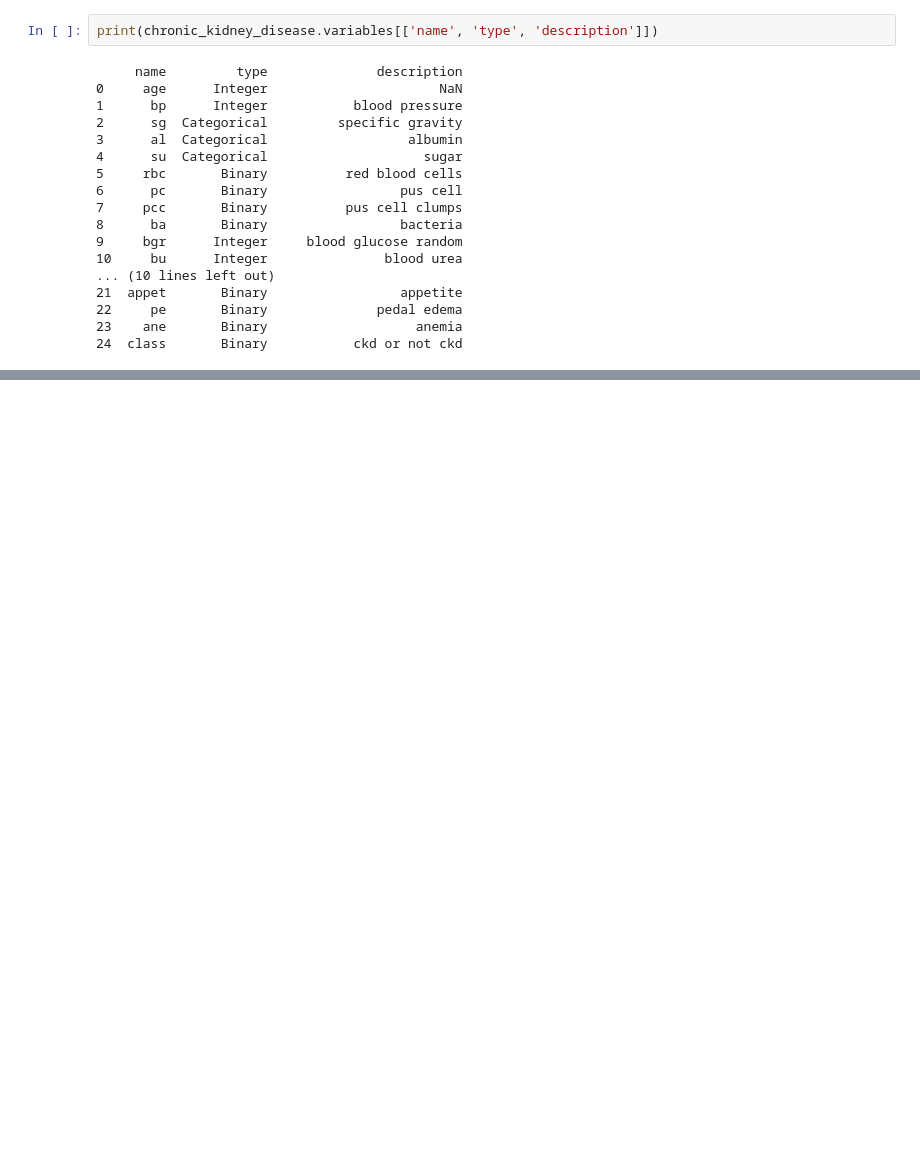
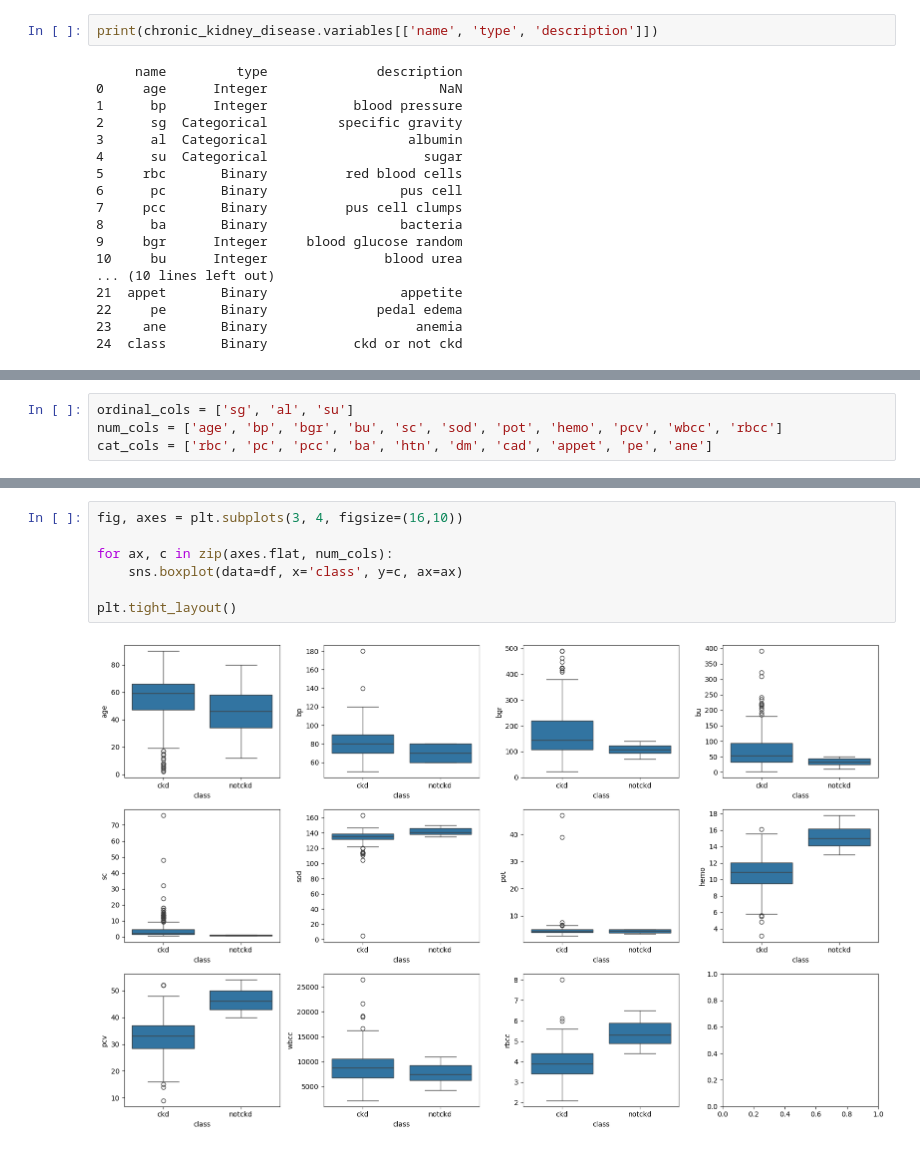
Before and after one commit to natalyyau/Chronic-Kidney-Disease-Prediction, a Jupyter notebook: notebooks/EDA.ipynb, the cells around one changed output, grey strips where cells are left out. Drawn from its saved outputs; the diff is of its cells as text; blank space fills up the shorter version.

```diff
--- a/notebooks/EDA.ipynb
+++ b/notebooks/EDA.ipynb
@@ -88,0 +120,4 @@ print(chronic_kidney_disease.variables[['name', 'type', 'description']])
+# %%
+ordinal_cols = ['sg', 'al', 'su']
+num_cols = ['age', 'bp', 'bgr', 'bu', 'sc', 'sod', 'pot', 'hemo', 'pcv', 'wbcc', 'rbcc']
+cat_cols = ['rbc', 'pc', 'pcc', 'ba', 'htn', 'dm', 'cad', 'appet', 'pe', 'ane']
@@ -88,0 +145,9 @@ print(chronic_kidney_disease.variables[['name', 'type', 'description']])
+# %%
+fig, axes = plt.subplots(3, 4, figsize=(16,10))
+
+for ax, c in zip(axes.flat, num_cols):
+    sns.boxplot(data=df, x='class', y=c, ax=ax)
+
+plt.tight_layout()
+# %% [output]
+[figure, added]
```
Also changed, not shown: parts of 10 cells of this notebook.
